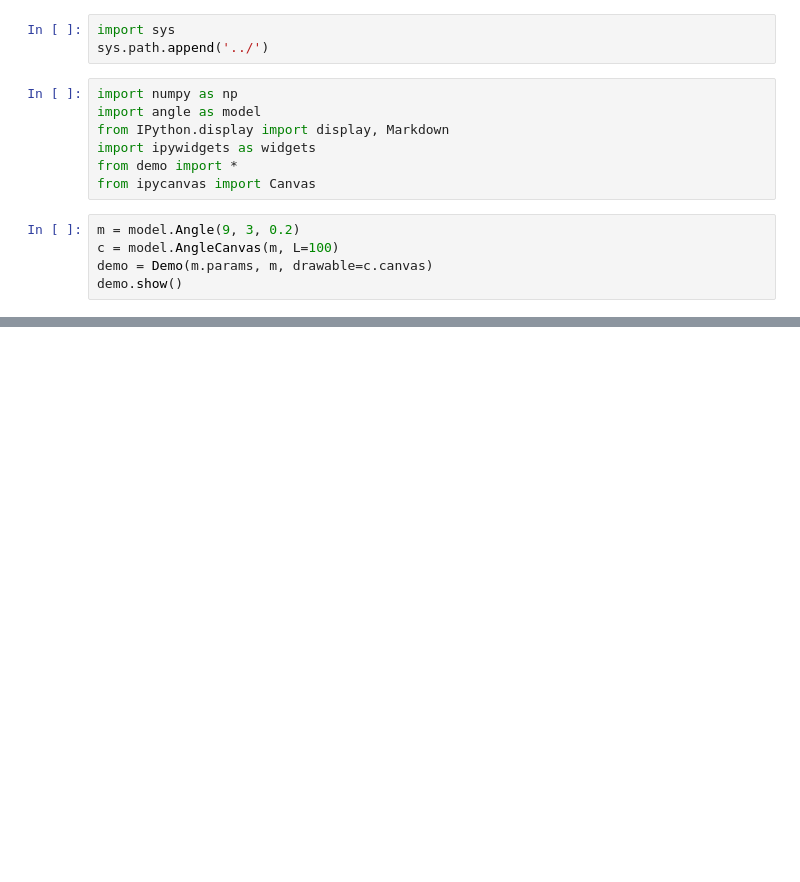
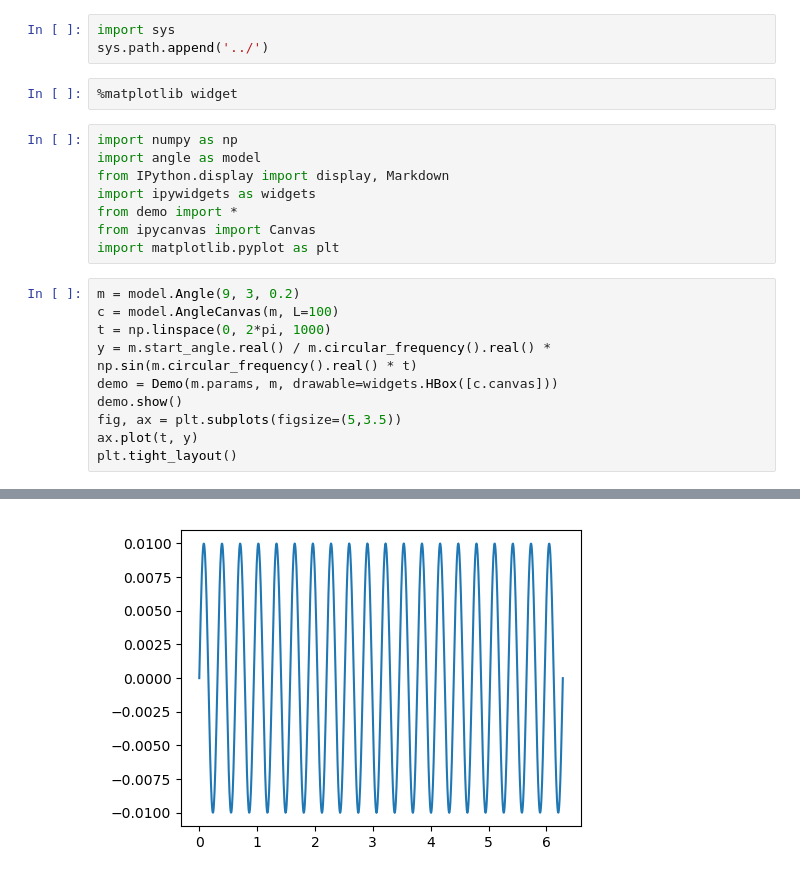
Before and after one commit to lhalbritter-tu/hydraulics_models, a Jupyter notebook: ElasticAngle_Model/ElasticAngleDemo.ipynb, the cells around one changed output, grey strips where cells are left out. Saved outputs shown, nothing was run; the diff lists cells and outputs as text; blank space fills up the shorter version.

```diff
--- a/ElasticAngle_Model/ElasticAngleDemo.ipynb
+++ b/ElasticAngle_Model/ElasticAngleDemo.ipynb
@@ -1,6 +1,8 @@
 # %%
 import sys
 sys.path.append('../')
+# %%
+%matplotlib widget
 # %%
 import numpy as np
 import angle as model
@@ -8,11 +10,18 @@ from IPython.display import display, Markdown
 import ipywidgets as widgets
 from demo import *
 from ipycanvas import Canvas
+import matplotlib.pyplot as plt
 # %%
 m = model.Angle(9, 3, 0.2)
 c = model.AngleCanvas(m, L=100)
-demo = Demo(m.params, m, drawable=c.canvas)
+t = np.linspace(0, 2*pi, 1000)
+y = m.start_angle.real() / m.circular_frequency().real() * np.sin(m.circular_frequency().real() * t)
+demo = Demo(m.params, m, drawable=widgets.HBox([c.canvas]))
 demo.show()
+fig, ax = plt.subplots(figsize=(5,3.5))
+ax.plot(t, y)
+plt.tight_layout()
 # %% [output]
 [interactive output not drawn]
 [interactive output not drawn]
+[figure, added]
```
Also changed, not shown: 6 other files.
